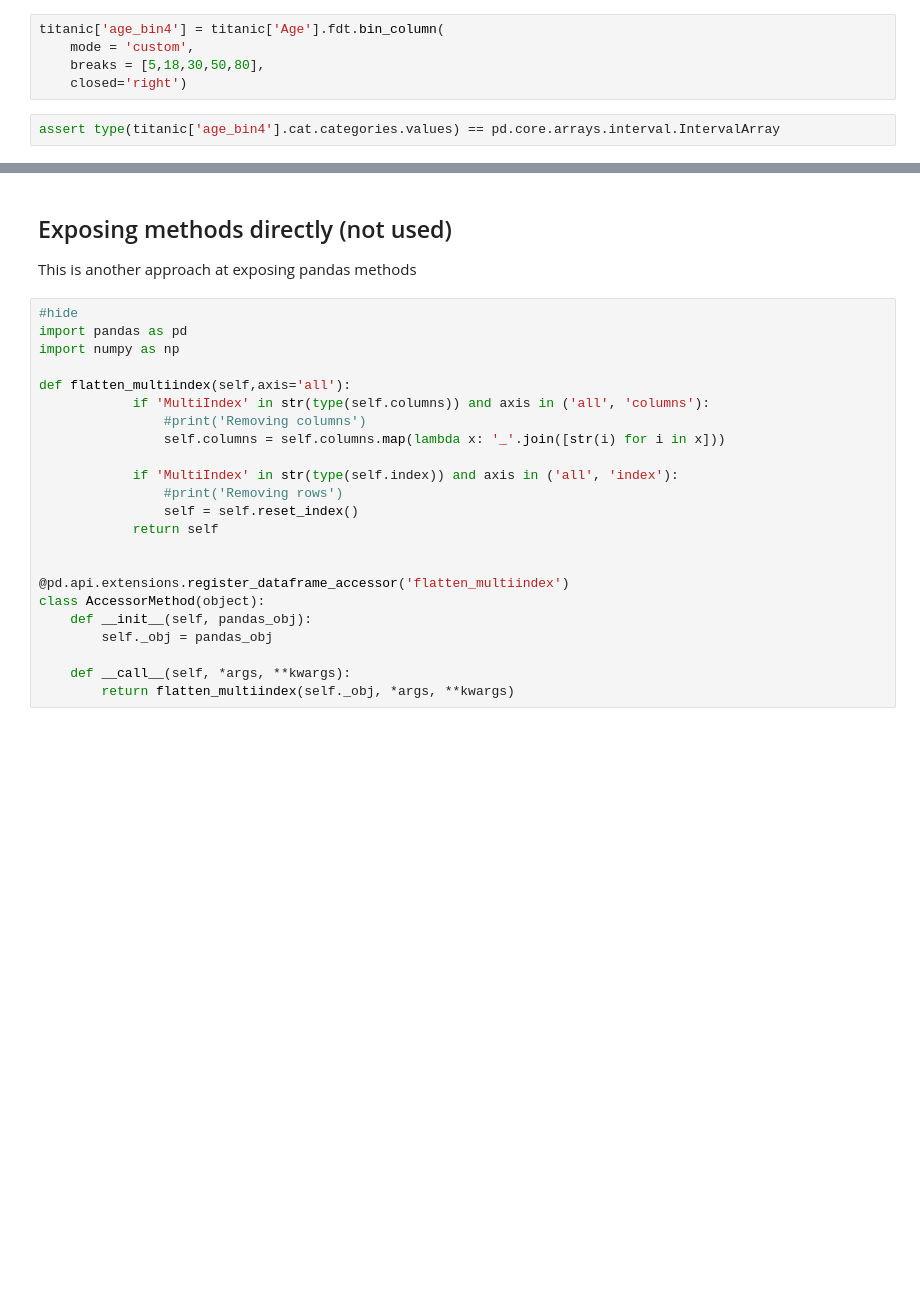
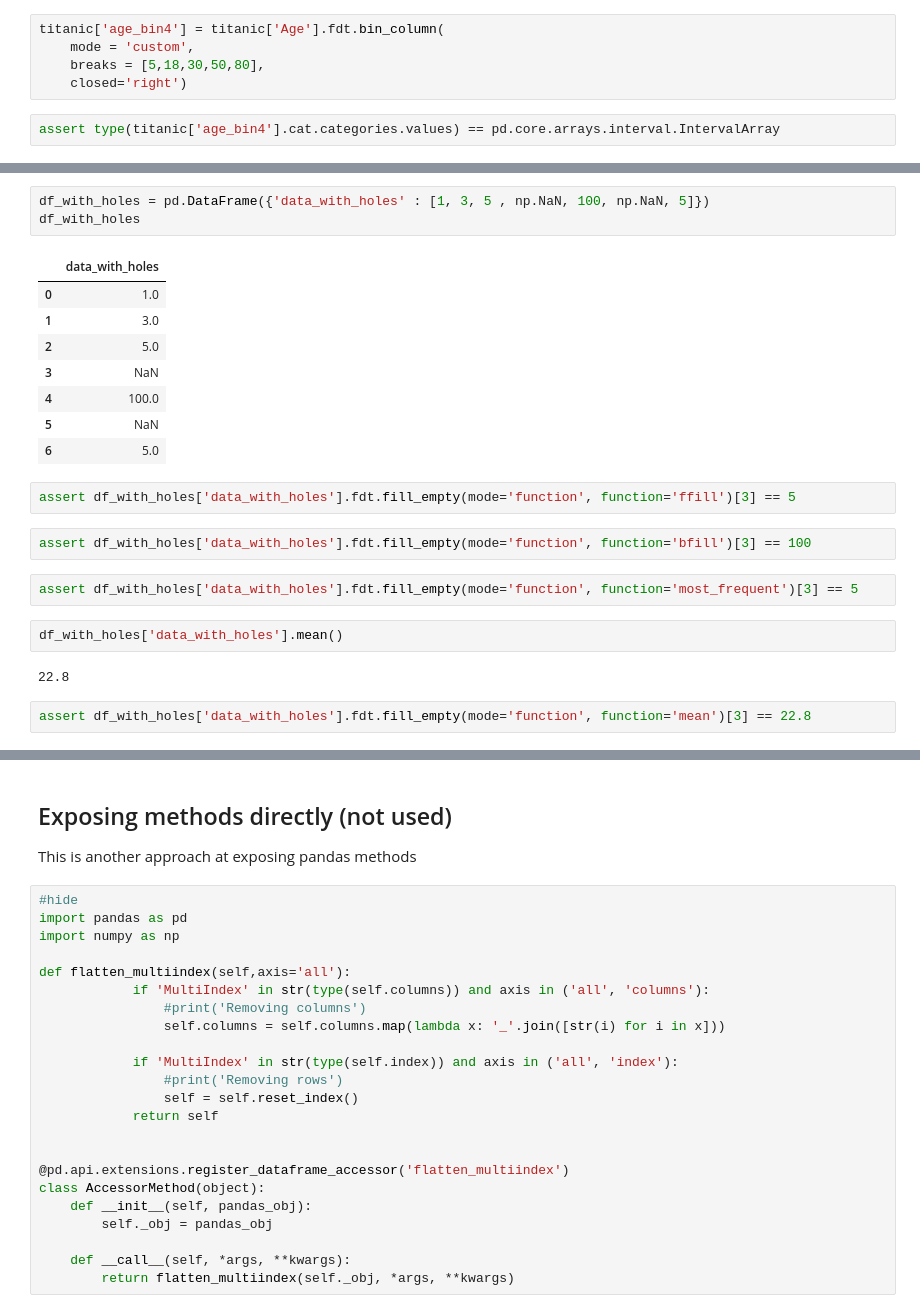
Before and after one commit to molinsp/fastdata, a Jupyter notebook: 00_core.ipynb, the cells around one changed output, grey strips where cells are left out. Cells and saved outputs as stored; diff of their text form; blank space fills up the shorter version.

```diff
--- a/00_core.ipynb
+++ b/00_core.ipynb
@@ -268,0 +264,24 @@ def generate_function_call_from_form(formReponse, dataframeSelection):
+# %%
+df_with_holes = pd.DataFrame({'data_with_holes' : [1, 3, 5 , np.NaN, 100, np.NaN, 5]})
+df_with_holes
+# %% [output]
+|  | data_with_holes |
+| 0 | 1.0 |
+| 1 | 3.0 |
+| 2 | 5.0 |
+| 3 | NaN |
+| 4 | 100.0 |
+| 5 | NaN |
+| 6 | 5.0 |
+# %%
+assert df_with_holes['data_with_holes'].fdt.fill_empty(mode='function', function='ffill')[3] == 5
+# %%
+assert df_with_holes['data_with_holes'].fdt.fill_empty(mode='function', function='bfill')[3] == 100
+# %%
+assert df_with_holes['data_with_holes'].fdt.fill_empty(mode='function', function='most_frequent')[3] == 5
+# %%
+df_with_holes['data_with_holes'].mean()
+# %% [output]
+22.8
+# %%
+assert df_with_holes['data_with_holes'].fdt.fill_empty(mode='function', function='mean')[3] == 22.8
```
Also changed, not shown: parts of 16 cells of this notebook, 4 other files.
